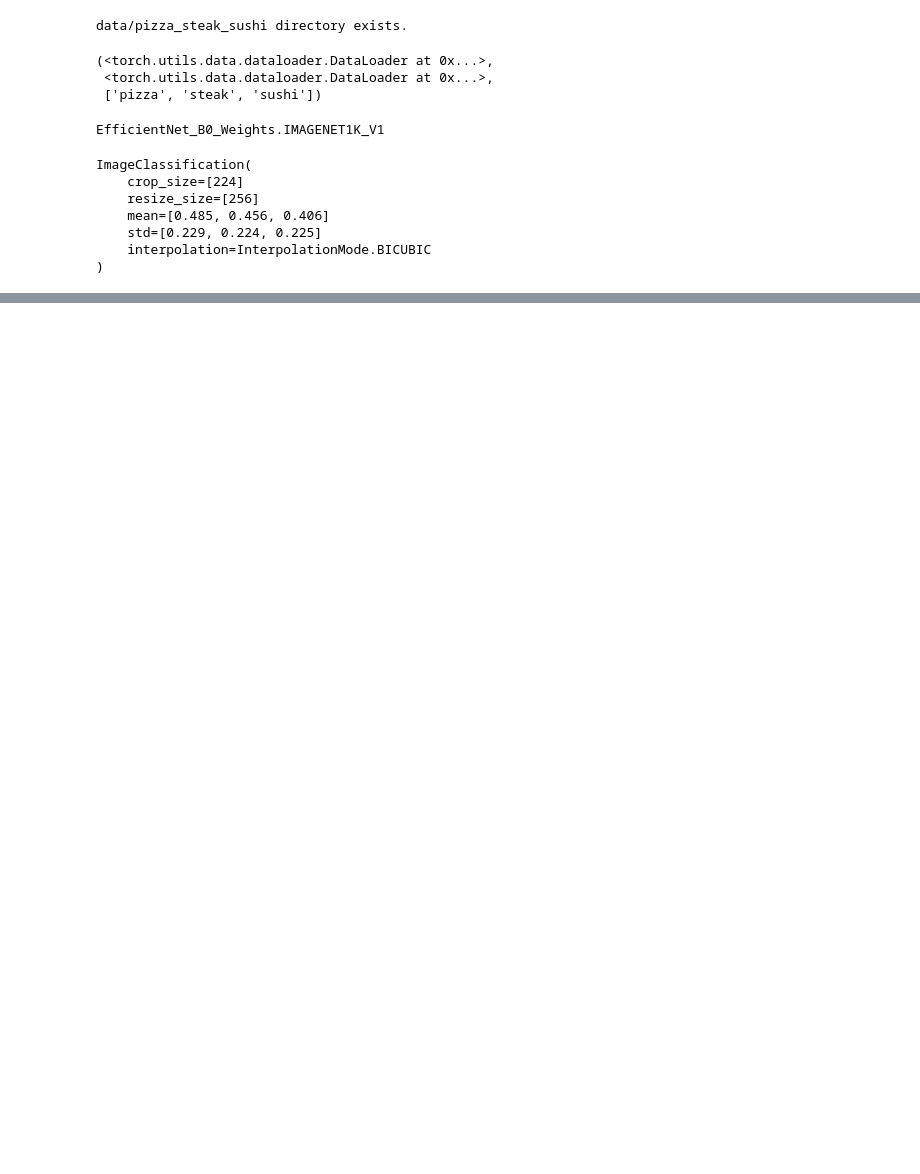
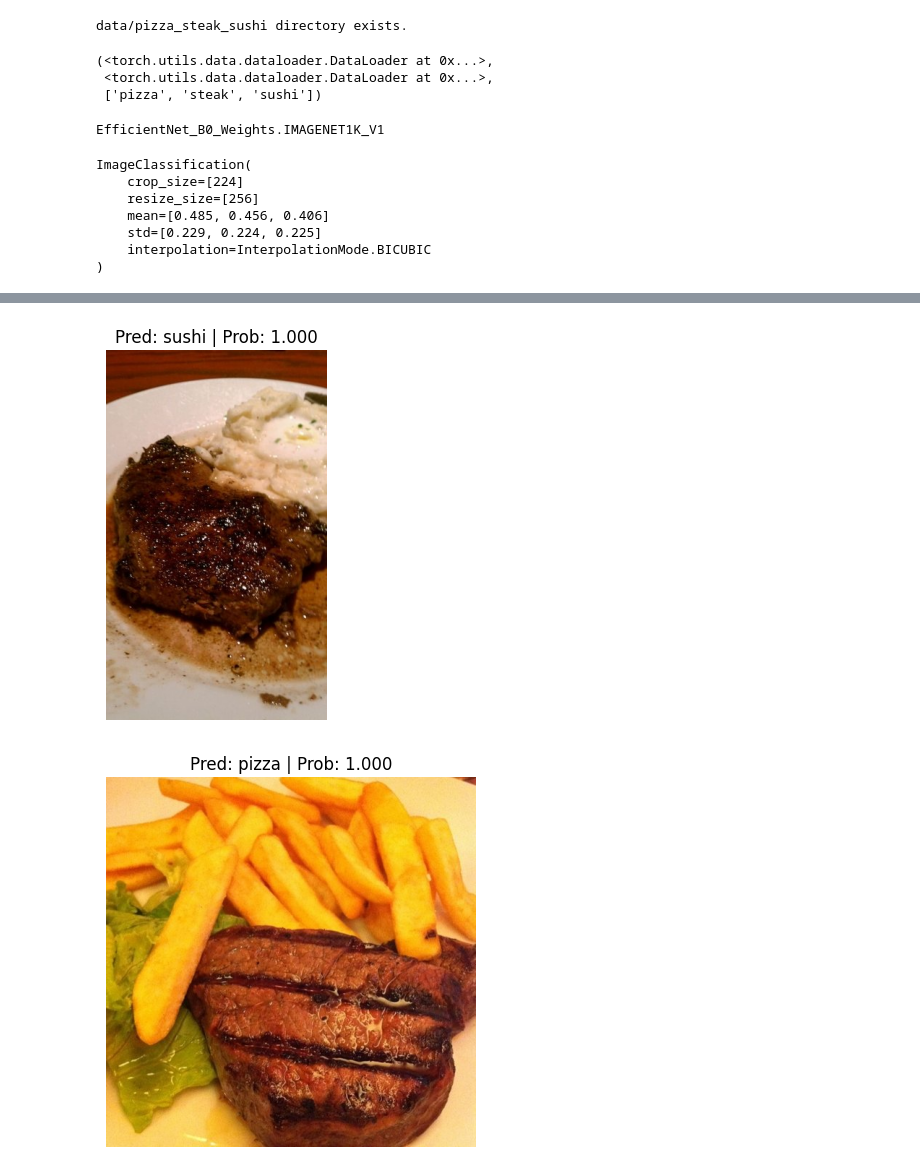
Before and after one commit to Auro-rium/ml_dl_frame_work, a Jupyter notebook: dl/tranferlearning_dl5.ipynb, the cells around one changed output, grey strips where cells are left out. Saved outputs shown, nothing was run; the diff lists cells and outputs as text; code cells hidden in the pictures; blank space fills up the shorter version.

```diff
--- a/dl/tranferlearning_dl5.ipynb
+++ b/dl/tranferlearning_dl5.ipynb
@@ -119,0 +258,16 @@ NameError: name 'data_setup' is not defined
+# %%
+import random
+num_images_to_plot = 3
+test_image_path_list = list(Path(test_dir).glob("*/*.jpg"))
+test_image_path_sample = random.sample(test_image_path_list, k=num_images_to_plot)
+
+for image_path in test_image_path_sample:
+    pred_and_plot_image(model,
+                        image_path,
+                        class_names,
+                        image_size=(224, 224),
+                        transform=None,
+                        device="cpu")
+# %% [output]
+[figure, added]
+[figure, added]
```
Also changed, not shown: parts of 14 cells of this notebook.
